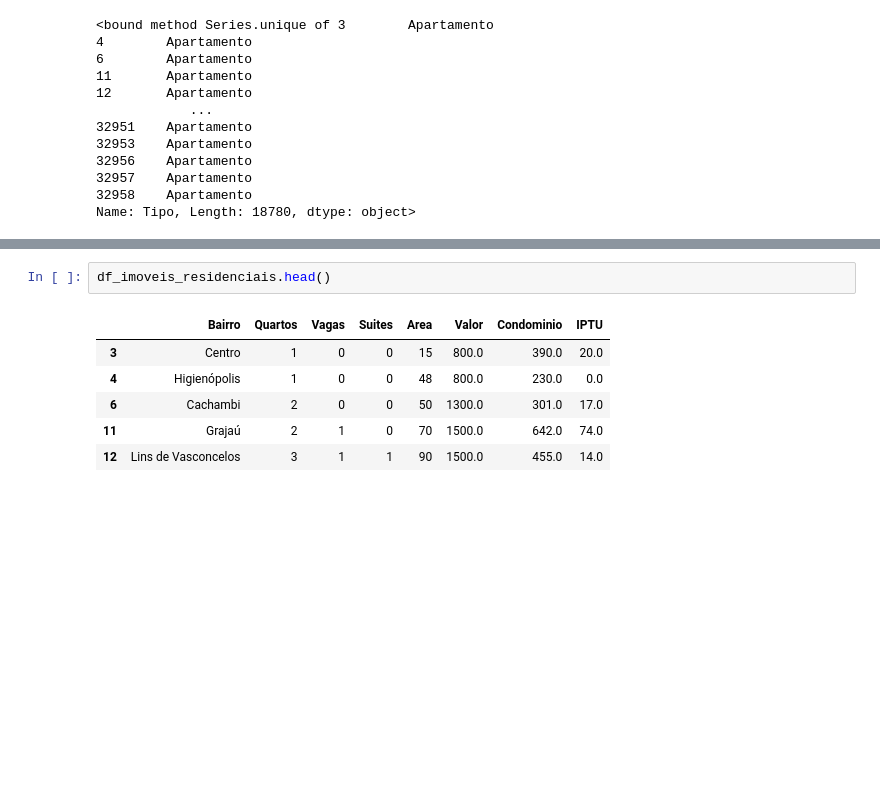
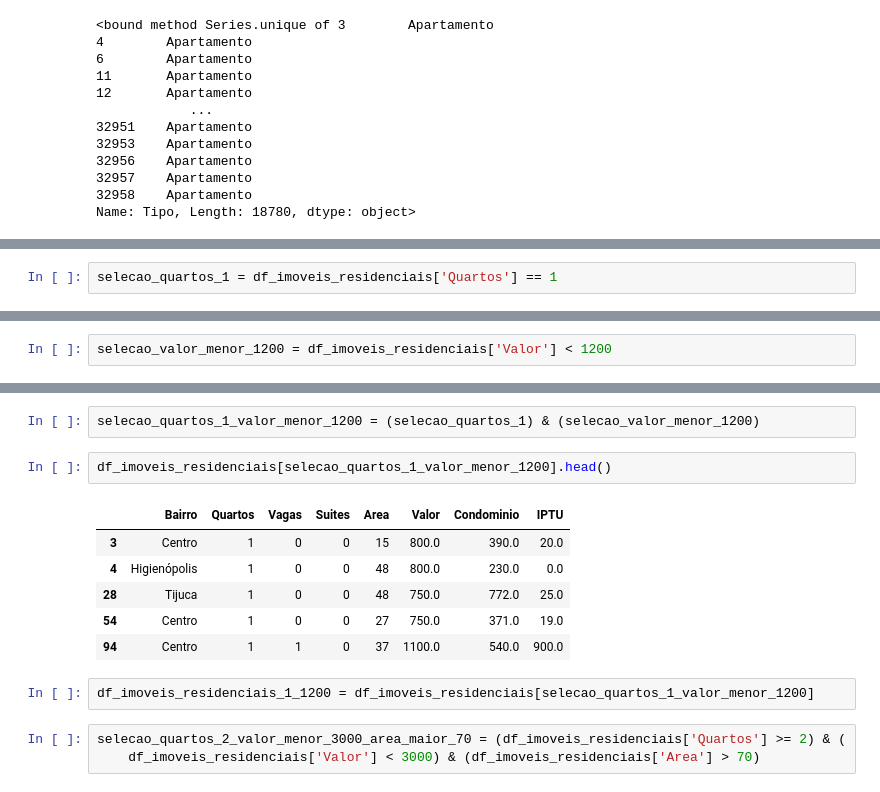
Before and after one commit to WybsonSantana/formacao-python-para-data-science-alura, a Jupyter notebook: fpds04-pandas-conhecendo-biblioteca/pandas/notebooks/main.ipynb, the cells around one changed output, grey strips where cells are left out. Drawn from its saved outputs; the diff is of its cells as text; blank space fills up the shorter version.

```diff
--- a/fpds04-pandas-conhecendo-biblioteca/pandas/notebooks/main.ipynb
+++ b/fpds04-pandas-conhecendo-biblioteca/pandas/notebooks/main.ipynb
@@ -463,0 +475,2 @@ KeyError: "['Tipo'] not found in axis"
+# %%
+selecao_quartos_1 = df_imoveis_residenciais['Quartos'] == 1
@@ -463,0 +486,2 @@ KeyError: "['Tipo'] not found in axis"
+# %%
+selecao_valor_menor_1200 = df_imoveis_residenciais['Valor'] < 1200
@@ -464,9 +497,16 @@ KeyError: "['Tipo'] not found in axis"
+# %%
+selecao_quartos_1_valor_menor_1200 = (selecao_quartos_1) & (selecao_valor_menor_1200)
 # %%
-df_imoveis_residenciais.head()
+df_imoveis_residenciais[selecao_quartos_1_valor_menor_1200].head()
 # %% [output]
 |  | Bairro | Quartos | Vagas | Suites | Area | Valor | Condominio | IPTU |
 | 3 | Centro | 1 | 0 | 0 | 15 | 800.0 | 390.0 | 20.0 |
 | 4 | Higienópolis | 1 | 0 | 0 | 48 | 800.0 | 230.0 | 0.0 |
-| 6 | Cachambi | 2 | 0 | 0 | 50 | 1300.0 | 301.0 | 17.0 |
-| 11 | Grajaú | 2 | 1 | 0 | 70 | 1500.0 | 642.0 | 74.0 |
-| 12 | Lins de Vasconcelos | 3 | 1 | 1 | 90 | 1500.0 | 455.0 | 14.0 |
+| 28 | Tijuca | 1 | 0 | 0 | 48 | 750.0 | 772.0 | 25.0 |
+| 54 | Centro | 1 | 0 | 0 | 27 | 750.0 | 371.0 | 19.0 |
+| 94 | Centro | 1 | 1 | 0 | 37 | 1100.0 | 540.0 | 900.0 |
+# %%
+df_imoveis_residenciais_1_1200 = df_imoveis_residenciais[selecao_quartos_1_valor_menor_1200]
+# %%
+selecao_quartos_2_valor_menor_3000_area_maior_70 = (df_imoveis_residenciais['Quartos'] >= 2) & (
+    df_imoveis_residenciais['Valor'] < 3000) & (df_imoveis_residenciais['Area'] > 70)
```
Also changed, not shown: parts of 7 cells of this notebook.
